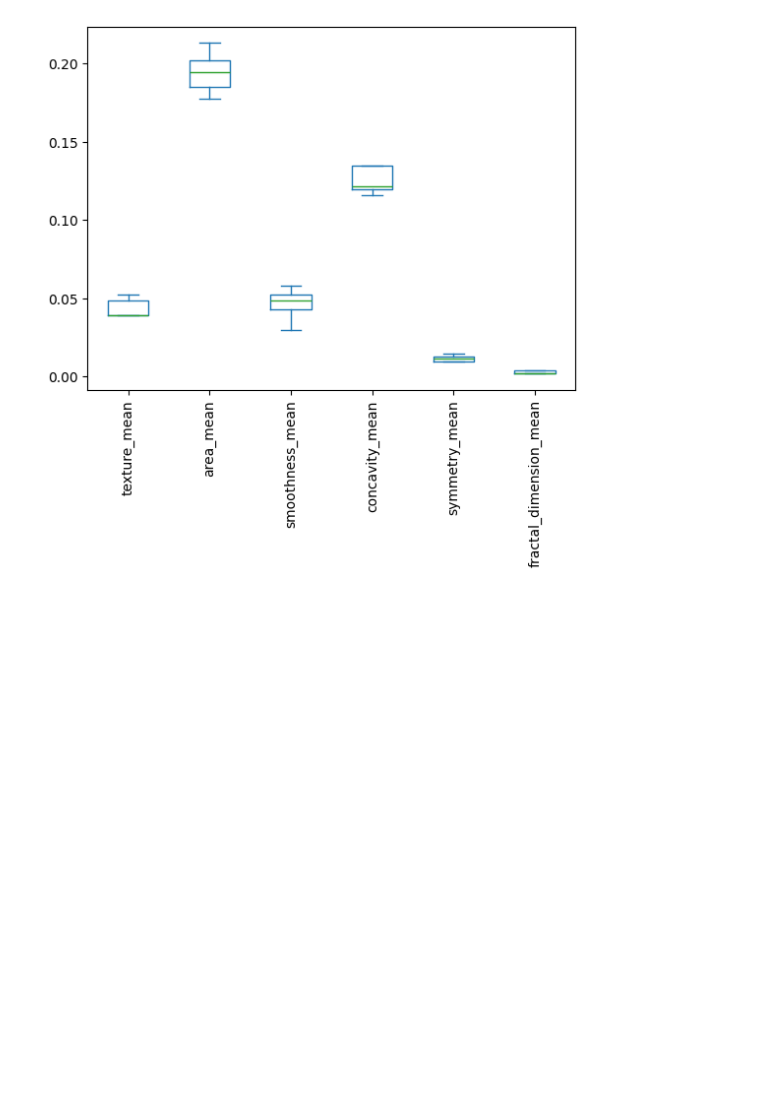
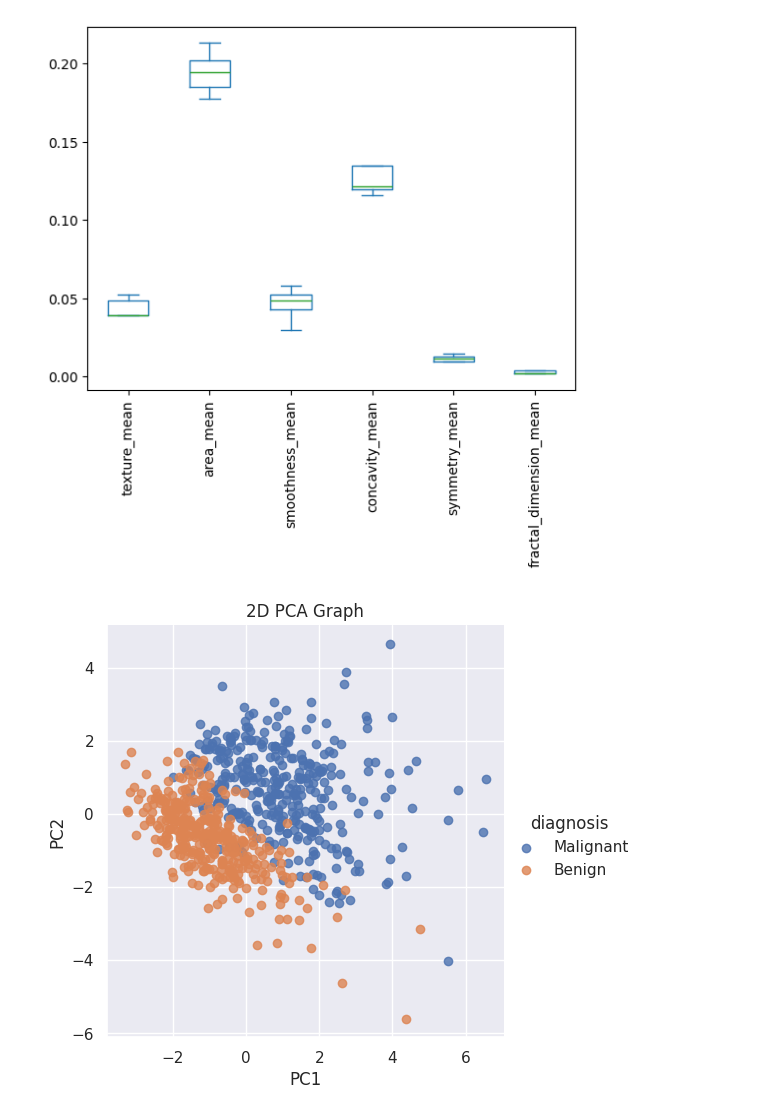
Before and after one commit to kzoltowska/Machine_Learning_Breast_Cancer_Data, a Jupyter notebook: Machine_learning_classifiers.ipynb, the cells around one changed output. Saved outputs shown, nothing was run; the diff lists cells and outputs as text; code cells hidden in the pictures; blank space fills up the shorter version.

```diff
--- a/Machine_learning_classifiers.ipynb
+++ b/Machine_learning_classifiers.ipynb
@@ -339,3 +340,42 @@ ax.set_xticklabels(list(importances_f_df.columns), rotation=90)
  Text(5, 0, 'symmetry_mean'),
  Text(6, 0, 'fractal_dimension_mean')]
 [figure]
+# %%
+diagnosis=Y_filtered
+for i in range(len(diagnosis)):
+    if diagnosis[i]==0:
+        diagnosis[i]="Benign"
+    elif diagnosis[i]==1:
+        diagnosis[i]="Malignant"
+
+data_for_pca=X_filtered
+data_for_pca.index=diagnosis
+# %%
+#running pca on the filtered data
+std_scaler = StandardScaler()
+scaled_df = std_scaler.fit_transform(data_for_pca)
+pca = decomposition.PCA(n_components=2)
+pca_features=pca.fit_transform(scaled_df)
+# %%
+
+pca_df = pd.DataFrame(
+    data=pca_features,
+    columns=['PC1', 'PC2'])
+pca_df.index=diagnosis
+pca_df["diagnosis"]=pca_df.index
+# %%
+sns.set()
+
+sns.lmplot(
+    x='PC1',
+    y='PC2',
+    data=pca_df,
+    hue='diagnosis',
+    fit_reg=False,
+    legend=True
+    )
+
+plt.title('2D PCA Graph')
+plt.show()
+# %% [output]
+[figure, added]
```
Also changed, not shown: parts of 1 cell of this notebook.
